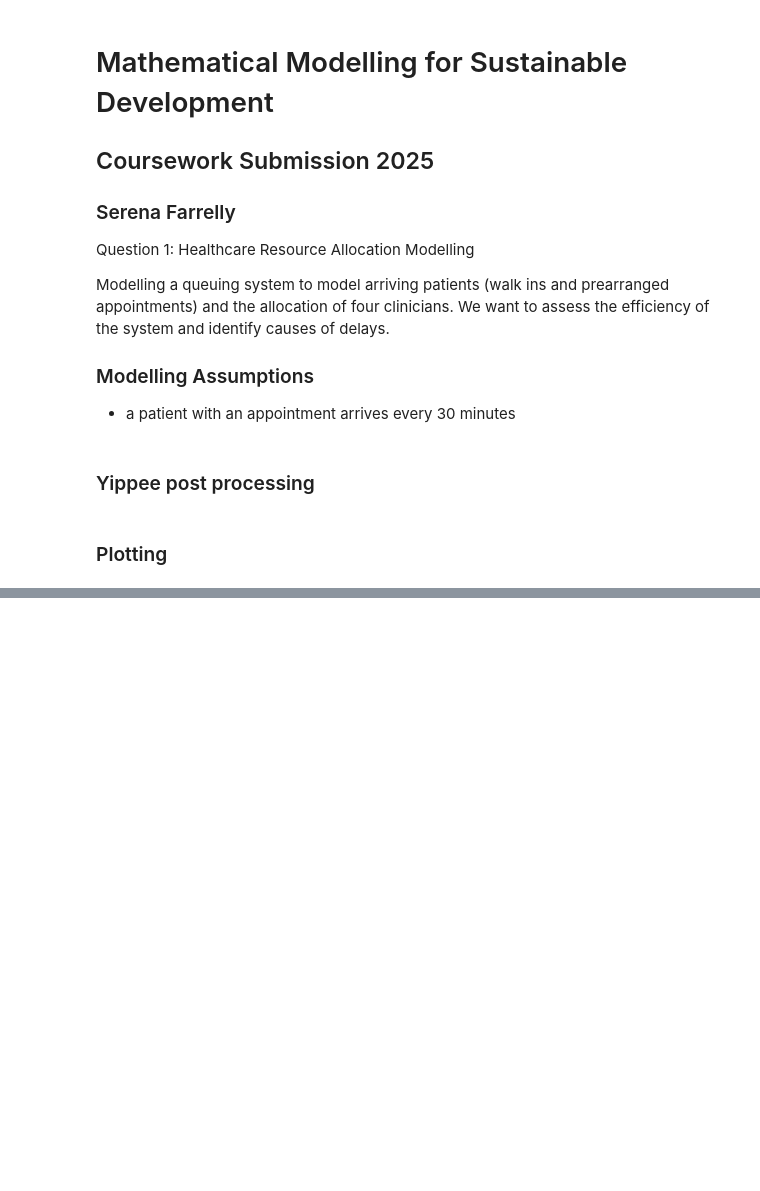
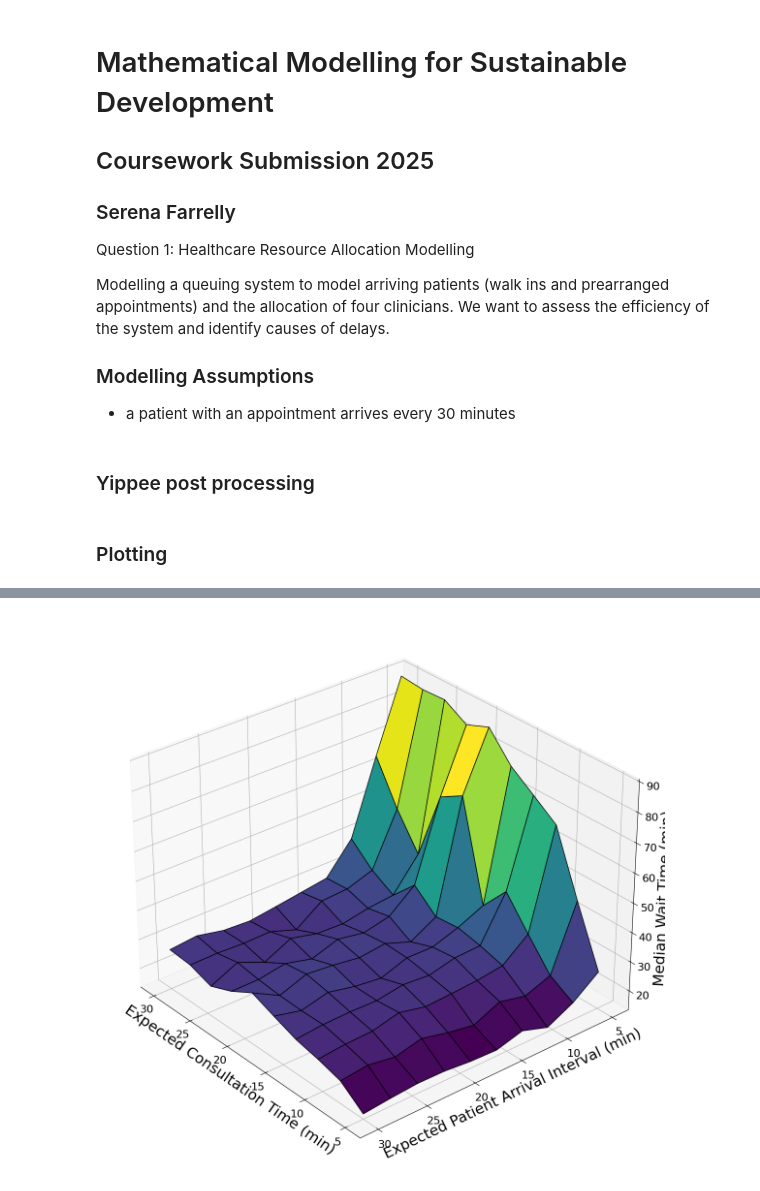
Before and after one commit to Sez26/MMSD, a Jupyter notebook: Question1/HcRA_06.ipynb, the cells around one changed output, grey strips where cells are left out. Drawn from its saved outputs; the diff is of its cells as text; code cells hidden in the pictures; blank space fills up the shorter version.

```diff
--- a/Question1/HcRA_06.ipynb
+++ b/Question1/HcRA_06.ipynb
@@ -243,0 +291,33 @@ plt.show()
+# %%
+# average wait time (surface plot)
+X, Y = np.meshgrid(service_rates, arrival_rates)
+
+median_clin_up = (np.median(clin_up, axis=2)/sim_duration)*100
+
+# Plot surface
+fig = plt.figure(figsize=(12, 16))
+ax = fig.add_subplot(111, projection='3d')
+
+ax.plot_surface(X, Y, median_clin_up, cmap='viridis', edgecolor='k')
+ax.view_init(elev=30, azim=140)
+ax.dist = 50
+
+ax.set_xlabel("Expected Consultation Time (min)", fontdict={'fontsize':font_size})
+ax.set_ylabel("Expected Patient Arrival Interval (min)", fontdict={'fontsize':font_size})
+ax.set_zlabel("Median Wait Time (min)", fontdict={'fontsize':font_size})
+
+# ax.xaxis.labelpad = label_padding
+# ax.yaxis.labelpad = label_padding
+# ax.zaxis.labelpad = label_padding
+
+pos = ax.get_position()  # Get current plot position
+ax.set_position([pos.x0 - 1, pos.y0, pos.width, pos.height])  # Shift left
+
+
+ax.tick_params(axis="both", labelsize=tick_size)
+
+plt.tight_layout()
+plt.subplots_adjust(left=0.005, right=0.95)
+plt.show()
+# %% [output]
+[figure, added]
```
Also changed, not shown: parts of 7 cells of this notebook, 6 other files.
